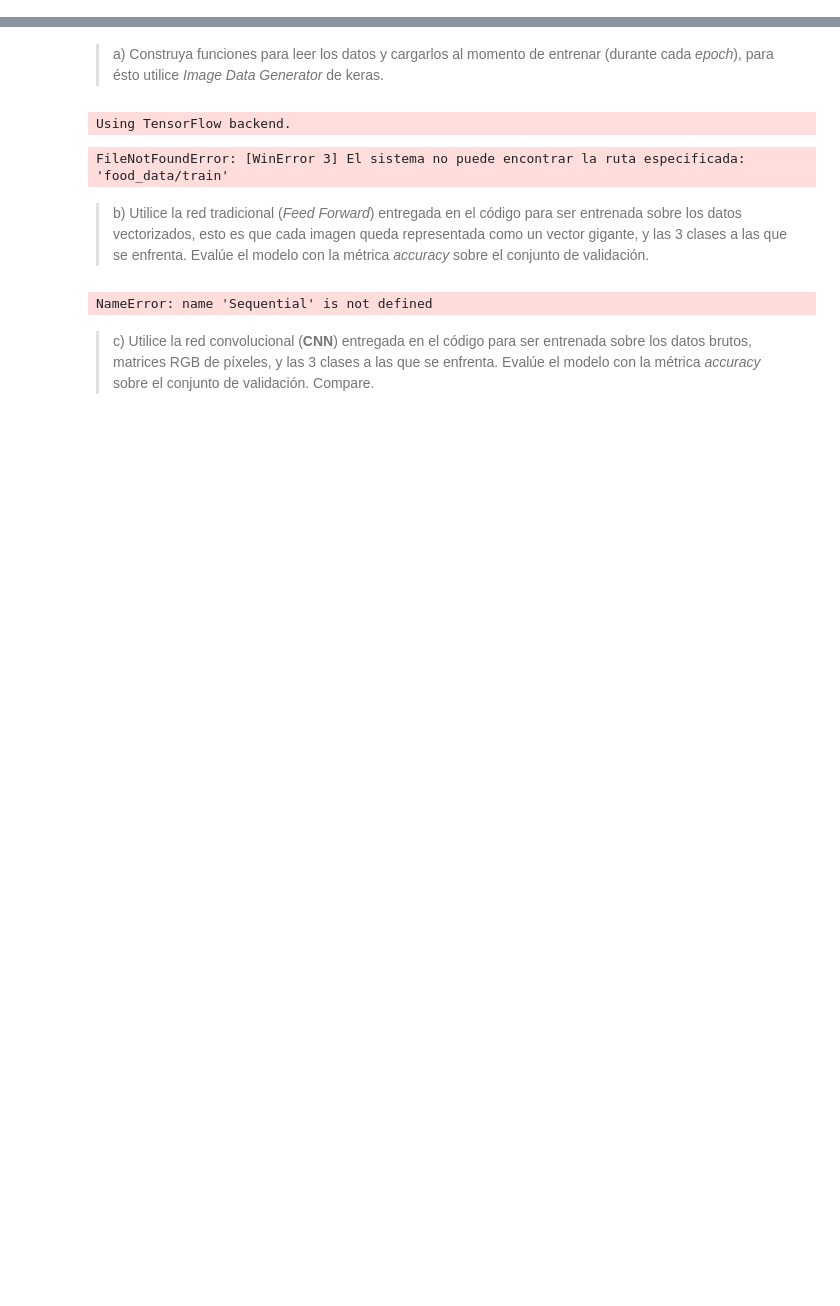
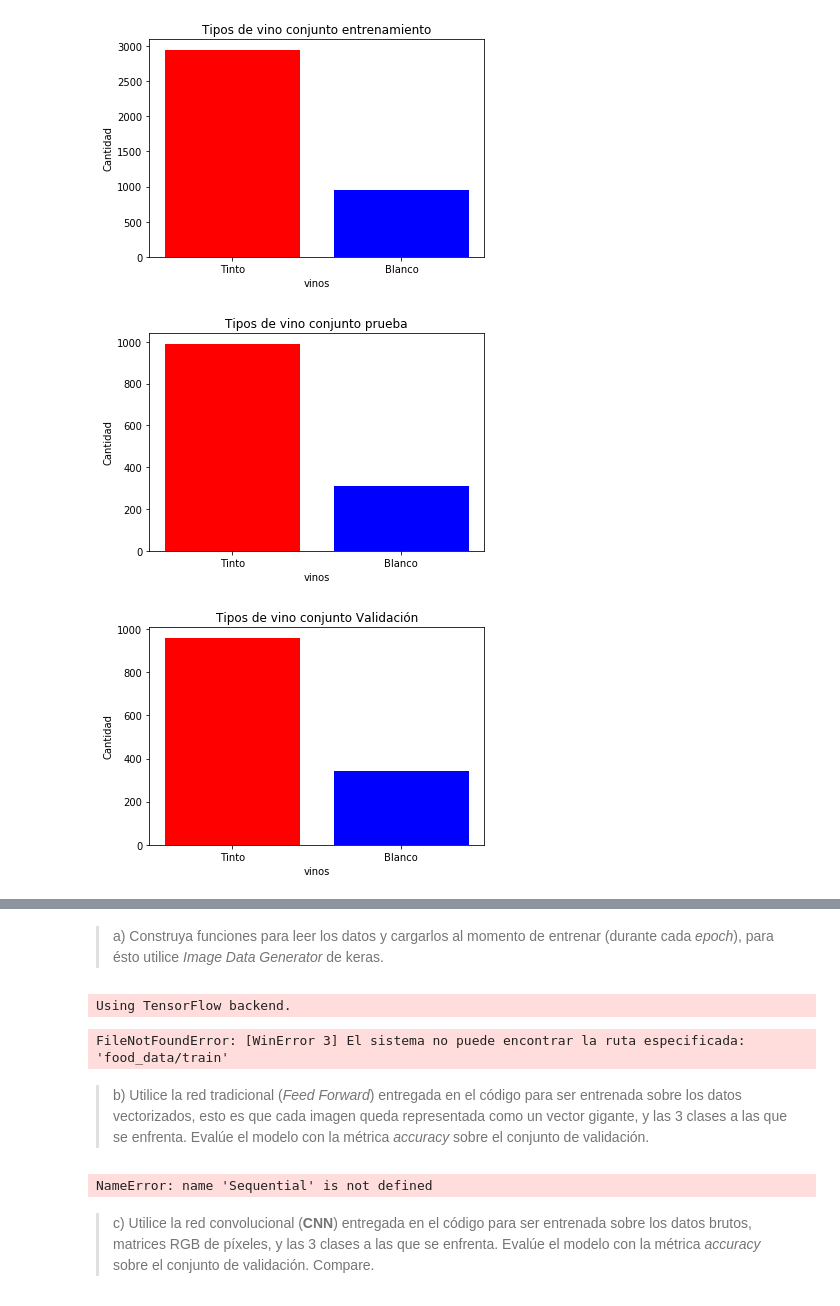
Before and after one commit to LeMythedeSisyphe/MachineLearning-Tarea3, a Jupyter notebook: MachineLaerning-Tarea3.ipynb, the cells around one changed output, grey strips where cells are left out. Drawn from its saved outputs; the diff is of its cells as text; code cells hidden in the pictures; blank space fills up the shorter version.

```diff
--- a/MachineLaerning-Tarea3.ipynb
+++ b/MachineLaerning-Tarea3.ipynb
@@ -31,0 +76,11 @@ La tarea se divide en secciones:
+# %%
+print("valores de variable calidad \n", df.quality.value_counts())
+df = df.sample(frac=1,random_state=44) #Desordena los datos
+#Conjunto de entrenamiento y validacion 1300 ejemplos cada uno (20%)
+df_train = df.iloc[:-2600]  #todo el conjunto menos los ultimos 2600
+print("Cantidad ejemplos conjunto entrenamiento: ",len(df_train))
+df = df.iloc[-2600:]    #ultimos 2600 valores del conjunto
+df_test = df.iloc[:-1300] #todo el conjunto menos los ultimos 1300
+df_val = df.iloc[-1300:]  #ultimos 1300 valores del conjunto
+print("Cantidad ejemplos conjunto validación: ",len(df_val))
+print("Cantidad ejemplos conjunto pruebas: ",len(df_test))
@@ -31,0 +100,40 @@ La tarea se divide en secciones:
+# %%
+#Verificar si la cantidad de vinos esta bien distribuida.
+import matplotlib.pyplot as plt
+import numpy as np
+import warnings
+import matplotlib.cbook
+warnings.filterwarnings("ignore",category=matplotlib.cbook.mplDeprecation)
+#Conjunro entretamiento
+eje_x=["Tinto","Blanco"]
+X = np.arange(2)
+plt.bar(X,df_train.Tipo.value_counts(), align='center',color=["r","b"])
+ax =plt.axes()
+ax.set_xticks(X)
+ax.set_xticklabels(eje_x)
+plt.title("Tipos de vino conjunto entrenamiento") #titulo
+plt.xlabel('vinos') #Nombre eje x
+plt.ylabel('Cantidad') #Nombre eje y
+plt.show()
+#Conjunto prueba
+plt.bar(X,df_test.Tipo.value_counts(), align='center',color=["r","b"])
+ax =plt.axes()
+ax.set_xticks(X)
+ax.set_xticklabels(eje_x)
+plt.title("Tipos de vino conjunto prueba") #titulo
+plt.xlabel('vinos') #Nombre eje x
+plt.ylabel('Cantidad') #Nombre eje y
+plt.show()
+#Conjunto de validación
+plt.bar(X,df_val.Tipo.value_counts(), align='center',color=["r","b"])
+ax =plt.axes()
+ax.set_xticks(X)
+ax.set_xticklabels(eje_x)
+plt.title("Tipos de vino conjunto Validación") #titulo
+plt.xlabel('vinos') #Nombre eje x
+plt.ylabel('Cantidad') #Nombre eje y
+plt.show()
+# %% [output]
+[figure, added]
+[figure, added]
+[figure, added]
```
Also changed, not shown: parts of 23 cells of this notebook.
